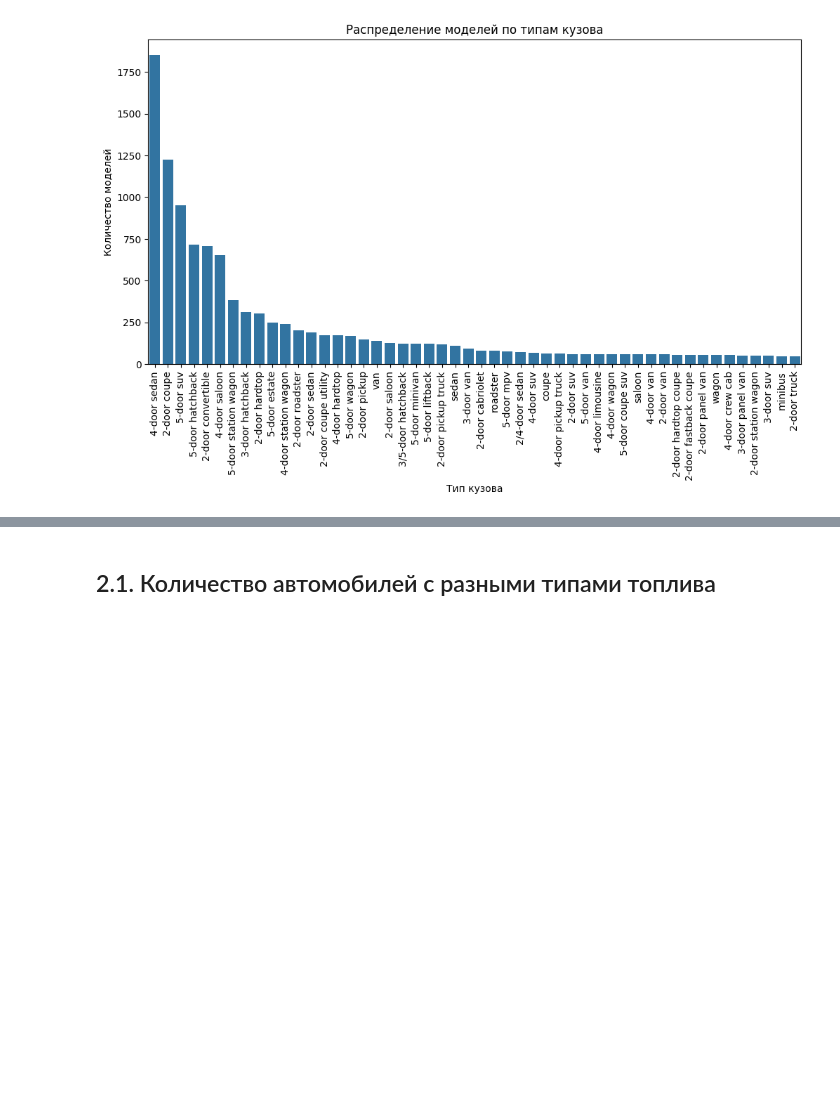
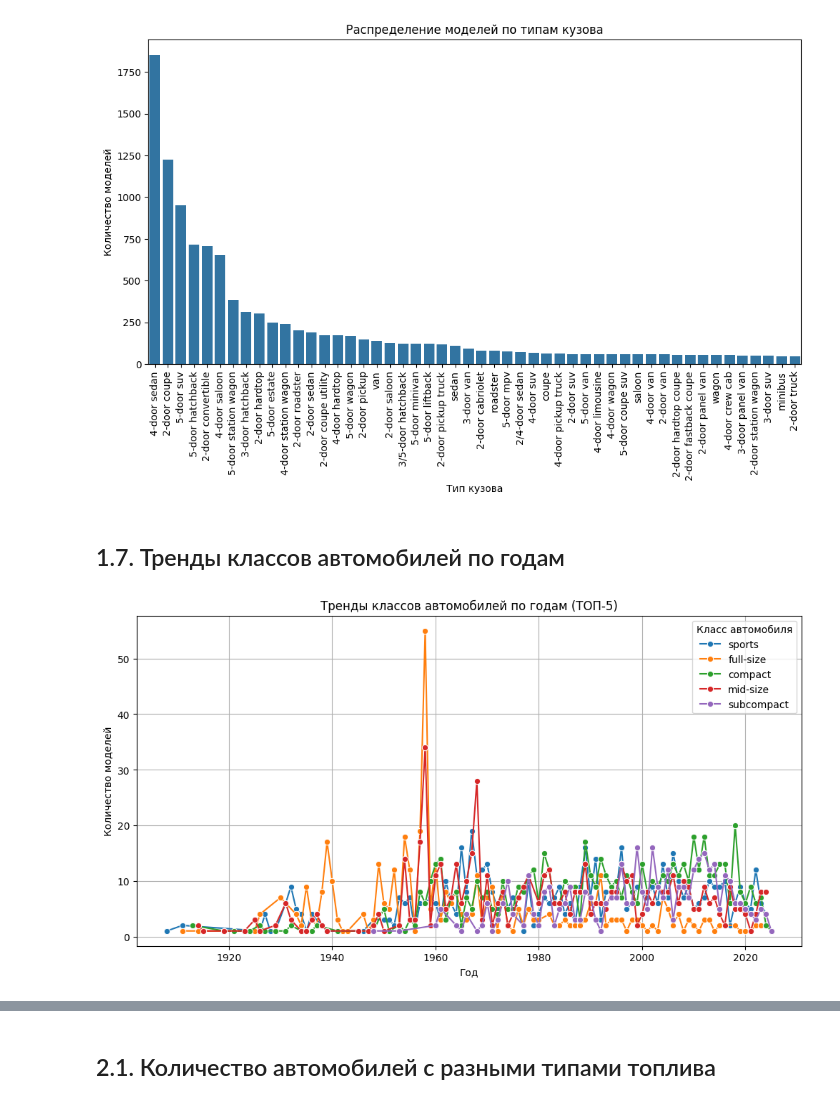
Before and after one commit to AntonS86/wiki-scraper, a Jupyter notebook: notebooks/data_exploration.ipynb, the cells around one changed output, grey strips where cells are left out. Cells and saved outputs as stored; diff of their text form; code cells hidden in the pictures; blank space fills up the shorter version.

```diff
--- a/notebooks/data_exploration.ipynb
+++ b/notebooks/data_exploration.ipynb
@@ -108,3 +108,41 @@ plt.show()
 # %% [output]
 Всего количество типов кузова: 1499
 [figure]
+# %% [markdown]
+## 1.7. Тренды классов автомобилей по годам
+# %%
+with sqlite3.connect(db_path) as conn:
+    query = """
+    SELECT production_start_year, vehicle_class
+    FROM vehicles
+    WHERE production_start_year IS NOT NULL and vehicle_class IS NOT NULL
+    """
+    df_class_trends = pd.read_sql(query, conn)
+
+# Разделяем vehicle_class по ";"
+df_class_trends["vehicle_class"] = df_class_trends["vehicle_class"].str.split(";")
+
+# "Разворачиваем" (explode) каждый класс в отдельные строки
+df_class_trends = df_class_trends.explode("vehicle_class")
+
+# Убираем лишние пробелы
+df_class_trends["vehicle_class"] = df_class_trends["vehicle_class"].str.replace('car', '').str.strip()
+
+# Группируем по годам и классам, считаем количество
+df_class_trends = df_class_trends.groupby(["production_start_year", "vehicle_class"]).size().reset_index(name="count")
+
+# ТОП-5 популярных классов
+top5_classes = df_class_trends.groupby("vehicle_class")["count"].sum().nlargest(5).index
+df_class_trends = df_class_trends[df_class_trends["vehicle_class"].isin(top5_classes)]
+
+# Визуализация
+plt.figure(figsize=(12, 6))
+sns.lineplot(data=df_class_trends, x="production_start_year", y="count", hue="vehicle_class", marker="o")
+plt.xlabel("Год")
+plt.ylabel("Количество моделей")
+plt.title("Тренды классов автомобилей по годам (ТОП-5)")
+plt.legend(title="Класс автомобиля")
+plt.grid(True)
+plt.show()
+# %% [output]
+[figure, added]
```
Also changed, not shown: parts of 17 cells of this notebook, 1 other file.
